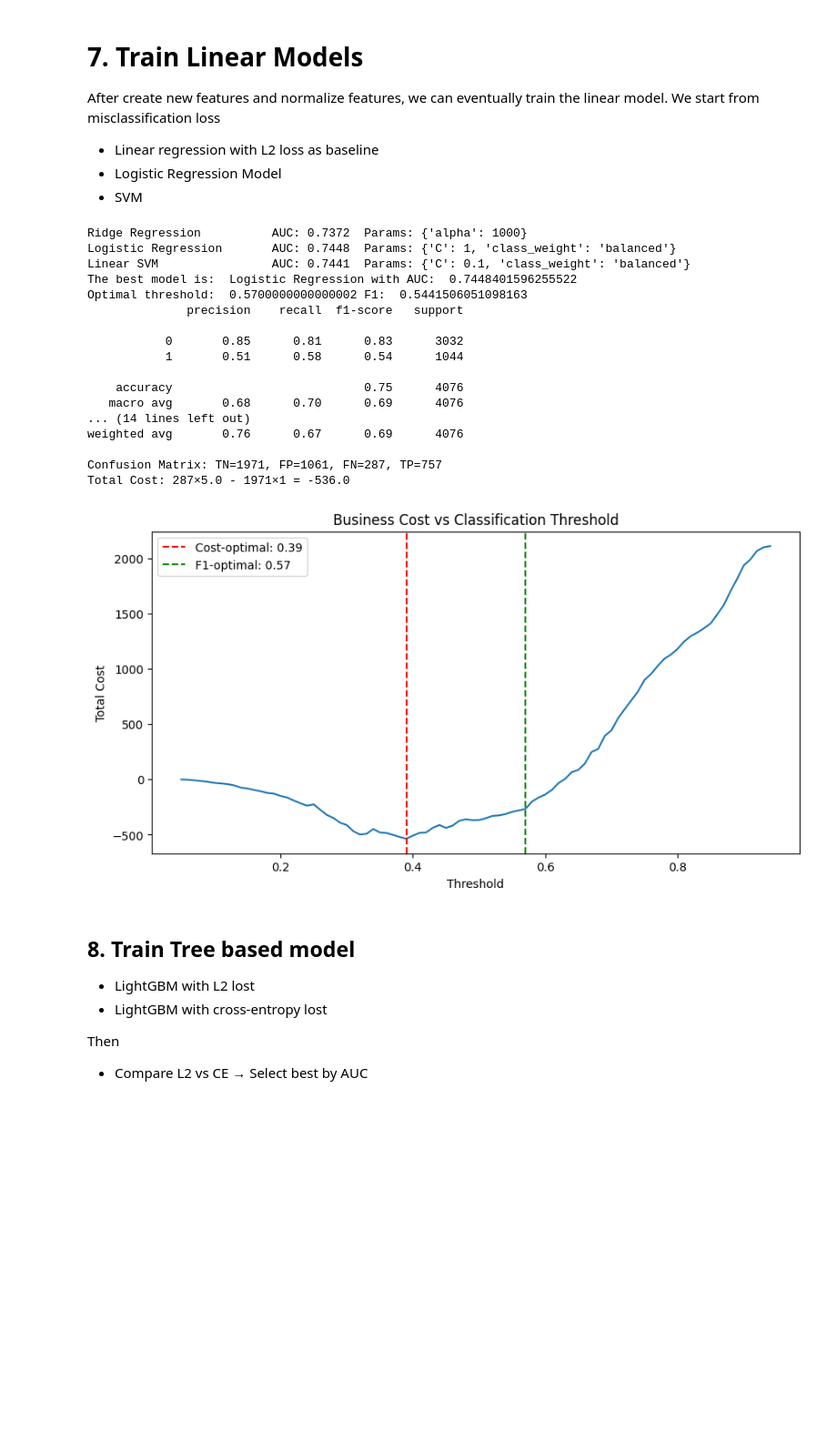
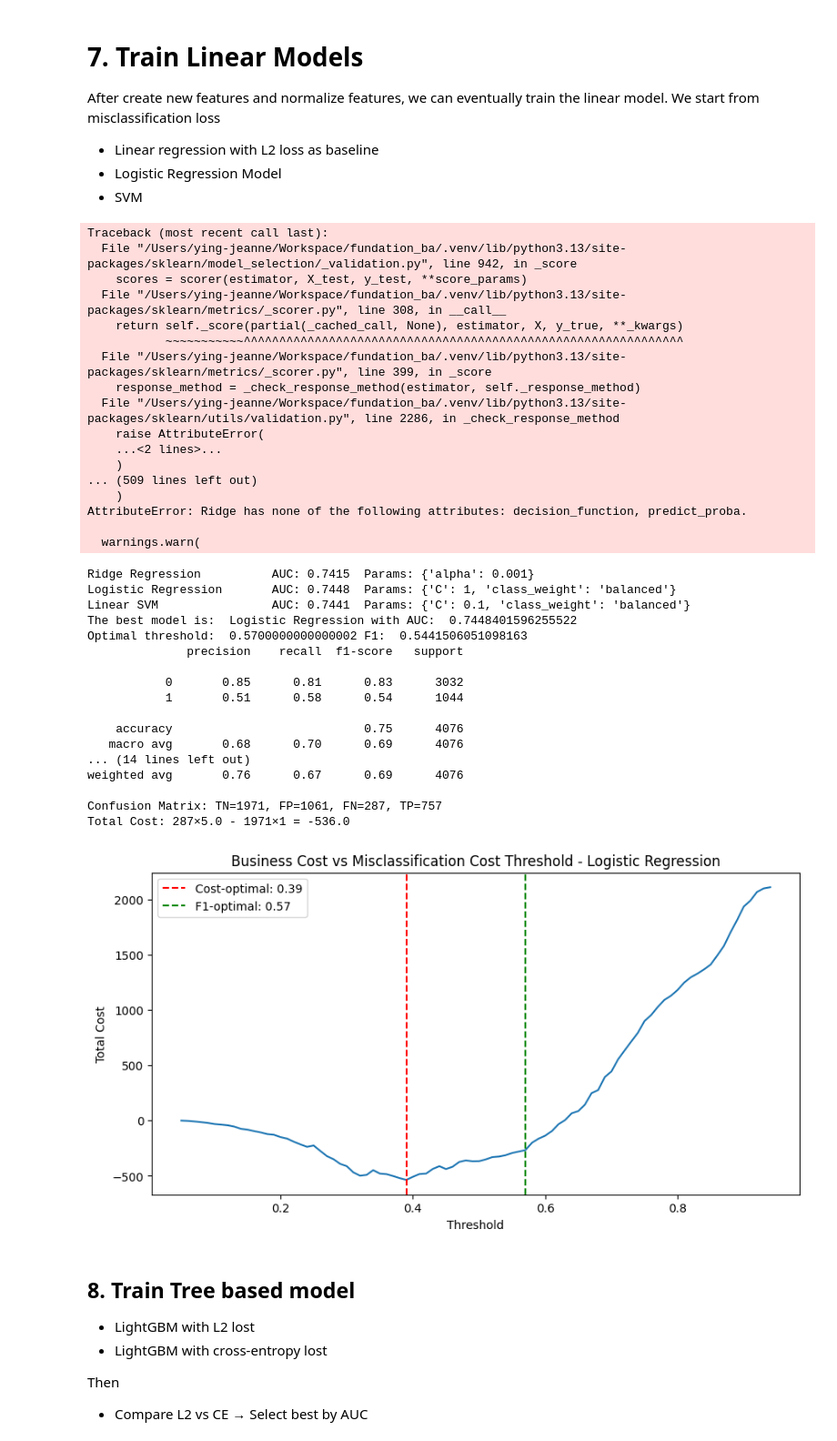
Before and after one commit to ying-jeanne/Business_Analytics, a Jupyter notebook: II/credit_default.ipynb, the cells around one changed output. Shown at 91% size. Drawn from its saved outputs; the diff is of its cells as text; code cells hidden in the pictures; blank space fills up the shorter version.

```diff
--- a/II/credit_default.ipynb
+++ b/II/credit_default.ipynb
@@ -496,7 +514,7 @@ ridge_grid = GridSearchCV(
     Ridge(max_iter=2000, random_state=42),
     {'alpha': [0.001, 0.01, 0.1, 1, 10, 100, 1000]},
     cv=5,
-    scoring='neg_mean_squared_error',
+    scoring='roc_auc',
     n_jobs=-1
 )
 ridge_grid.fit(X_train_scaled, y_train)
@@ -505,7 +523,7 @@ best_ridge = ridge_grid.best_estimator_
 # 2. Logistic Regression with Log Loss
 lr_grid = GridSearchCV(
     LogisticRegression(penalty='l2', max_iter=2000, random_state=42),
-    {'C': [0.001, 0.01, 0.1, 1, 10, 100], 'class_weight': ['balanced', None]},
+    {'C': [0.001, 0.01, 0.1, 1, 10, 100], 'class_weight': ['balanced']},
     cv=5,
     scoring='roc_auc',
     n_jobs=-1
@@ -517,7 +535,7 @@ best_lr = lr_grid.best_estimator_
 # Better option - use squared_hinge (more stable):
 svm_grid = GridSearchCV(
     LinearSVC(penalty='l2', loss='squared_hinge', max_iter=5000, random_state=42, dual=False),
-    {'C': [0.001, 0.01, 0.1, 1, 10, 100], 'class_weight': ['balanced', None]},
+    {'C': [0.001, 0.01, 0.1, 1, 10, 100], 'class_weight': ['balanced']},
     cv=5,
     scoring='roc_auc',
     n_jobs=-1
@@ -580,51 +598,68 @@ for t in thresholds:
 best_cost_threshold = thresholds[np.argmin(costs)]
 min_cost = min(costs)
 
 # Compare F1-optimal vs Cost-optimal
 cost_at_f1_threshold, _, _, _, _ = calculate_total_cost(y_val, best_proba, best_f1_threshold, COST_FN, REVENUE_TN)
 
 print(f"F1-optimal threshold:   {best_f1_threshold:.2f} → Cost = {cost_at_f1_threshold}")
 print(f"Cost-optimal threshold: {best_cost_threshold:.2f} → Cost = {min_cost}")
 
 # Final evaluation with cost-optimal threshold
 y_pred_cost = (best_proba >= best_cost_threshold).astype(int)
 print(f"\nClassification report at cost-optimal threshold ({best_cost_threshold:.2f}):")
 print(classification_report(y_val, y_pred_cost))
 
 cm = confusion_matrix(y_val, y_pred_cost)
 tn, fp, fn, tp = cm.ravel()
 print(f"Confusion Matrix: TN={tn}, FP={fp}, FN={fn}, TP={tp}")
 print(f"Total Cost: {fn}×{COST_FN} - {tn}×{REVENUE_TN} = {fn * COST_FN - tn * REVENUE_TN}")
 
 # Plot cost vs threshold
 plt.figure(figsize=(10, 5))
 plt.plot(thresholds, costs)
 plt.axvline(x=best_cost_threshold, color='r', linestyle='--', label=f'Cost-optimal: {best_cost_threshold:.2f}')
 plt.axvline(x=best_f1_threshold, color='g', linestyle='--', label=f'F1-optimal: {best_f1_threshold:.2f}')
 plt.xlabel('Threshold')
 plt.ylabel('Total Cost')
-plt.title('Business Cost vs Classification Threshold')
+plt.title('Business Cost vs Misclassification Cost Threshold - Logistic Regression')
 plt.legend()
 plt.show()
 # %% [output]
-Ridge Regression          AUC: 0.7372  Params: {'alpha': 1000}
-Logistic Regression       AUC: 0.7448  Params: {'C': 1, 'class_weight': 'balanced'}
-Linear SVM                AUC: 0.7441  Params: {'C': 0.1, 'class_weight': 'balanced'}
-The best model is:  Logistic Regression with AUC:  0.7448401596255522
-Optimal threshold:  0.5700000000000002 F1:  0.5441506051098163
-              precision    recall  f1-score   support
+Traceback (most recent call last):
+  File "/Users/ying-jeanne/Workspace/fundation_ba/.venv/lib/python3.13/site-packages/sklearn/model_selection/_validation.py", line 942, in _score
+    scores = scorer(estimator, X_test, y_test, **score_params)
+  File "/Users/ying-jeanne/Workspace/fundation_ba/.venv/lib/python3.13/site-packages/sklearn/metrics/_scorer.py", line 308, in __call__
+    return self._score(partial(_cached_call, None), estimator, X, y_true, **_kwargs)
+           ~~~~~~~~~~~^^^^^^^^^^^^^^^^^^^^^^^^^^^^^^^^^^^^^^^^^^^^^^^^^^^^^^^^^^^^^^
+  File "/Users/ying-jeanne/Workspace/fundation_ba/.venv/lib/python3.13/site-packages/sklearn/metrics/_scorer.py", line 399, in _score
+    response_method = _check_response_method(estimator, self._response_method)
+  File "/Users/ying-jeanne/Workspace/fundation_ba/.venv/lib/python3.13/site-packages/sklearn/utils/validation.py", line 2286, in _check_response_method
+    raise AttributeError(
+    ...<2 lines>...
+    )
+... (509 lines left out)
+    )
+AttributeError: Ridge has none of the following attributes: decision_function, predict_proba.
 
-           0       0.85      0.81      0.83      3032
-           1       0.51      0.58      0.54      1044
-
-    accuracy                           0.75      4076
-   macro avg       0.68      0.70      0.69      4076
-... (14 lines left out)
-weighted avg       0.76      0.67      0.69      4076
-
-Confusion Matrix: TN=1971, FP=1061, FN=287, TP=757
-Total Cost: 287×5.0 - 1971×1 = -536.0
+  warnings.warn(
+Ridge Regression          AUC: 0.7415  Params: {'alpha': 0.001}
+Logistic Regression       AUC: 0.7448  Params: {'C': 1, 'class_weight': 'balanced'}
+Linear SVM                AUC: 0.7441  Params: {'C': 0.1, 'class_weight': 'balanced'}
+The best model is:  Logistic Regression with AUC:  0.7448401596255522
+Optimal threshold:  0.5700000000000002 F1:  0.5441506051098163
+              precision    recall  f1-score   support
+
+           0       0.85      0.81      0.83      3032
+           1       0.51      0.58      0.54      1044
+
+    accuracy                           0.75      4076
+   macro avg       0.68      0.70      0.69      4076
+... (14 lines left out)
+weighted avg       0.76      0.67      0.69      4076
+
+Confusion Matrix: TN=1971, FP=1061, FN=287, TP=757
+Total Cost: 287×5.0 - 1971×1 = -536.0
-[figure, old version]
+[figure, new version]
 # %% [markdown]
 ## 8. Train Tree based model
 - LightGBM with L2 lost
```
Also changed, not shown: parts of 5 cells of this notebook, 6 other files.
